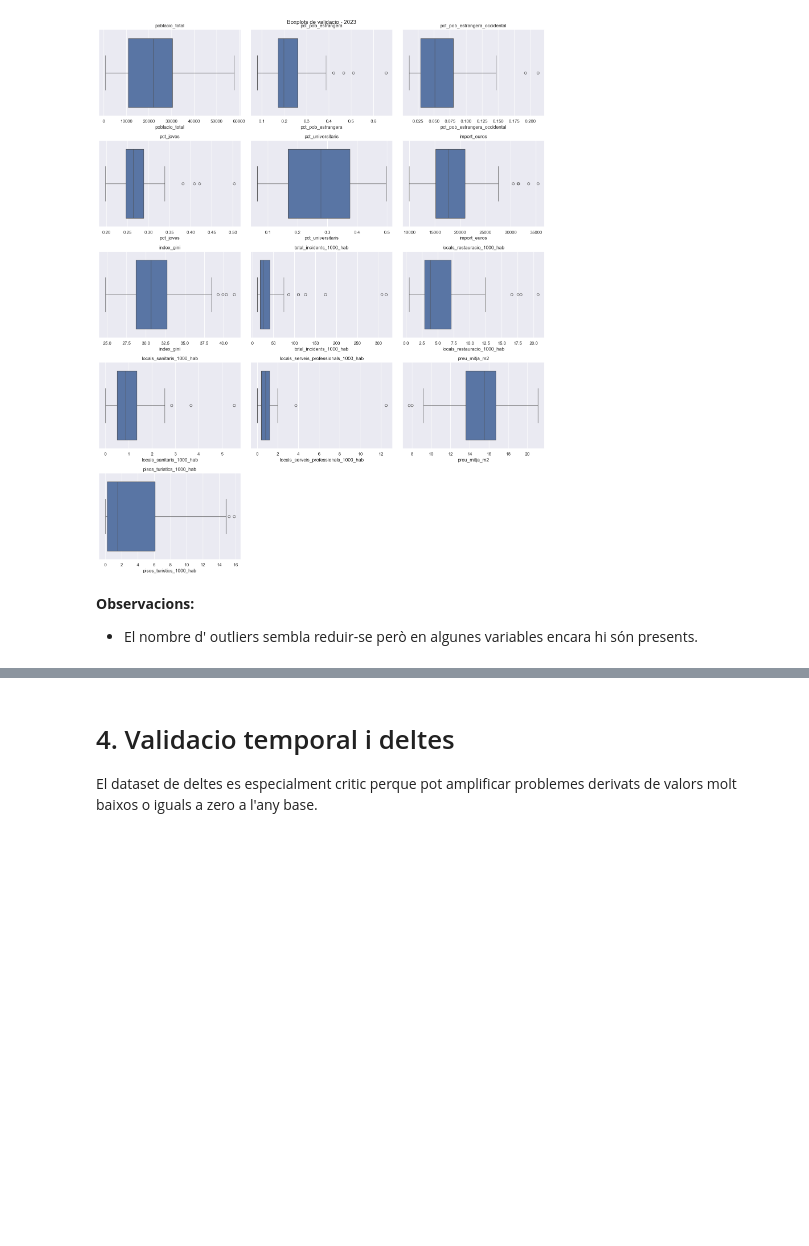
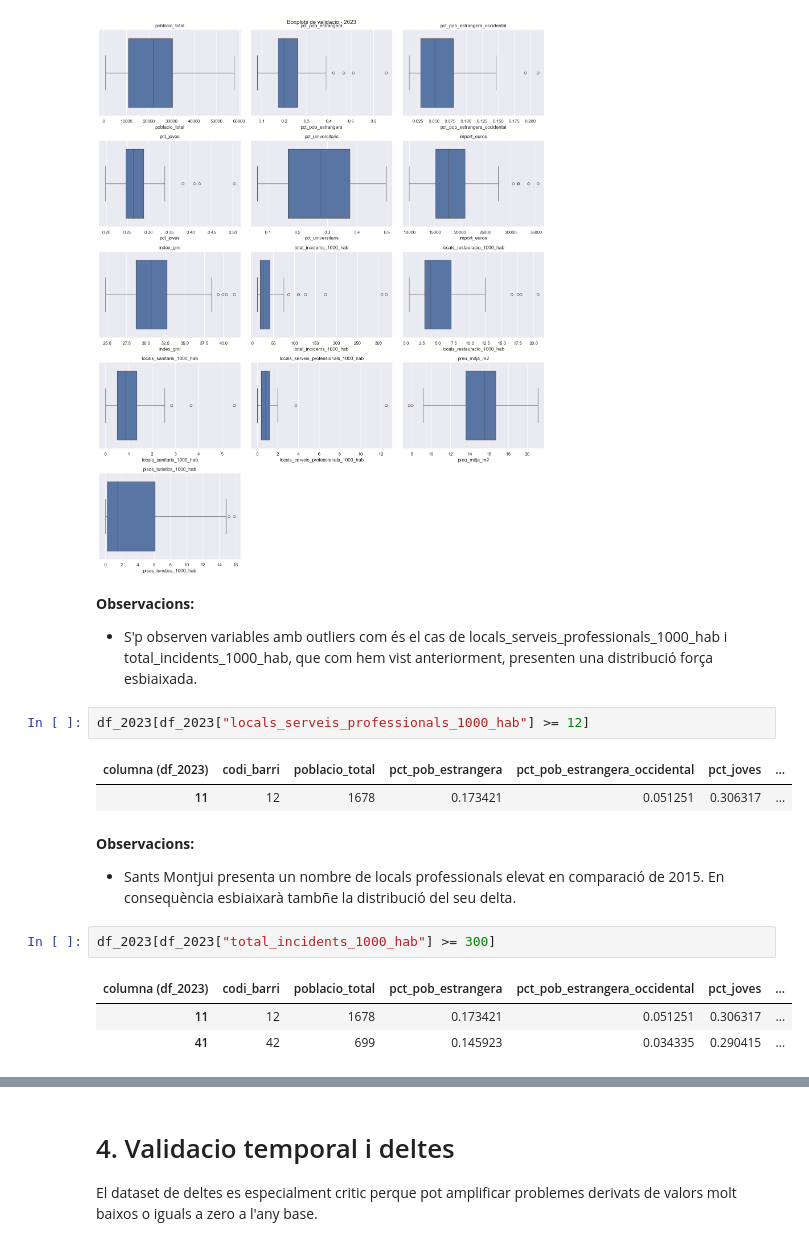
Before and after one commit to joseprau/tfm_gentrificacio_bcn, a Jupyter notebook: notebooks/eda.ipynb, the cells around one changed output, grey strips where cells are left out. Saved outputs shown, nothing was run; the diff lists cells and outputs as text; blank space fills up the shorter version.

Commit message:
analisi outliers, mod conclusions de eda

```diff
--- a/notebooks/eda.ipynb
+++ b/notebooks/eda.ipynb
@@ -438,4 +445,18 @@ boxplots_validacio(df_2023, 'Boxplots de validacio - 2023', 'validacio_boxplots_
 [figure]
 # %% [markdown]
 **Observacions:**
-- El nombre d' outliers sembla reduir-se però en algunes variables encara hi són presents.
+- S'p observen variables amb outliers com és el cas de locals_serveis_professionals_1000_hab i total_incidents_1000_hab, que com hem vist anteriorment, presenten una distribució força esbiaixada.
+# %%
+df_2023[df_2023["locals_serveis_professionals_1000_hab"] >= 12]
+# %% [output]
+| columna (df_2023) | codi_barri | poblacio_total | pct_pob_estrangera | pct_pob_estrangera_occidental | pct_joves | ... |
+| 11 | 12 | 1678 | 0.173421 | 0.051251 | 0.306317 | ... |
+# %% [markdown]
+**Observacions:**
+- Sants Montjui presenta un nombre de locals professionals elevat en comparació de 2015. En consequència esbiaixarà tambñe la distribució del seu delta.
+# %%
+df_2023[df_2023["total_incidents_1000_hab"] >= 300]
+# %% [output]
+| columna (df_2023) | codi_barri | poblacio_total | pct_pob_estrangera | pct_pob_estrangera_occidental | pct_joves | ... |
+| 11 | 12 | 1678 | 0.173421 | 0.051251 | 0.306317 | ... |
+| 41 | 42 | 699 | 0.145923 | 0.034335 | 0.290415 | ... |
```
Also changed, not shown: parts of 8 cells of this notebook, 12 other files.
